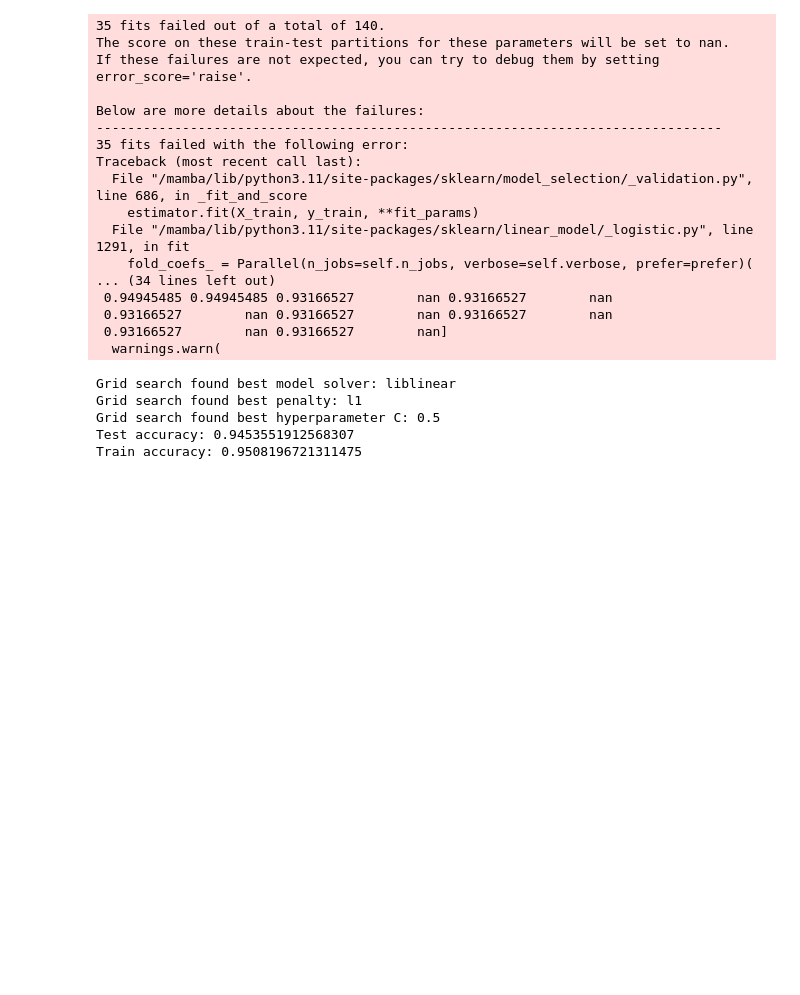
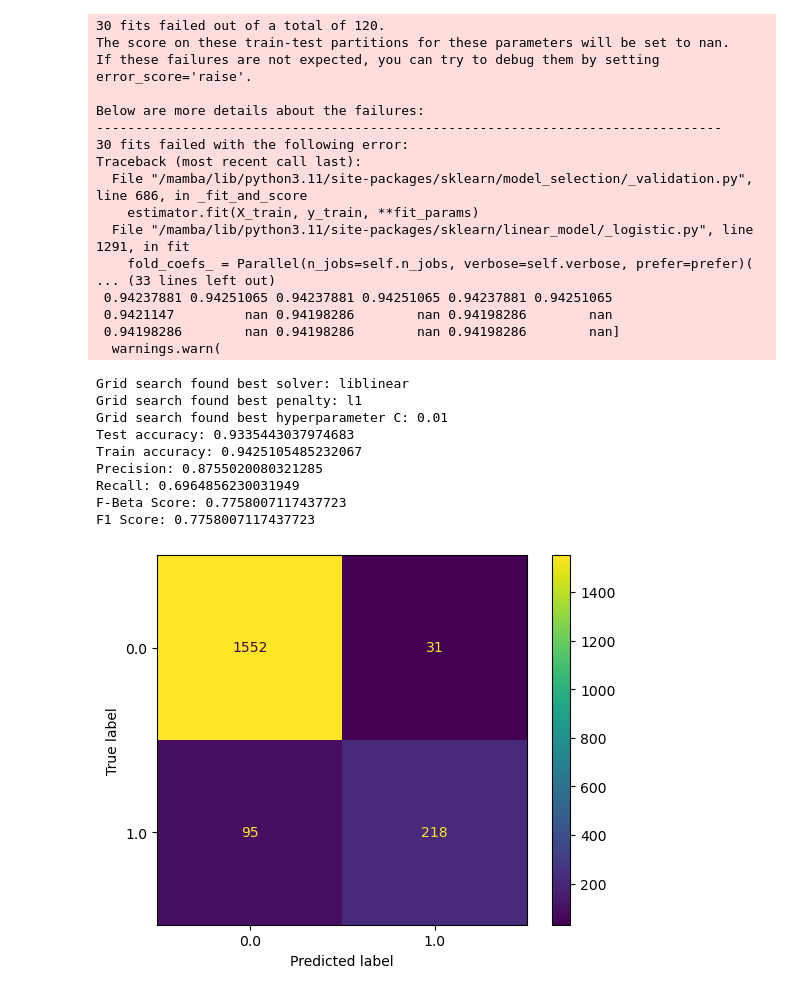
Before and after one commit to Noobify2012/CS6140-final-project, a Jupyter notebook: src/exploration/model_exploration.ipynb, the cells around one changed output. Saved outputs shown, nothing was run; the diff lists cells and outputs as text; code cells hidden in the pictures; blank space fills up the shorter version.

```diff
--- a/src/exploration/model_exploration.ipynb
+++ b/src/exploration/model_exploration.ipynb
@@ -35,52 +56,53 @@ X_train, X_test, y_train, y_test = train_test_split(X, y,
 # %%
+# Logistic Regression model creation
 log_reg = LogisticRegression()
 
-#TODO gridCV
-# param_grid = [
-#   {'solver':[''],'C':[.01, .5, 1, 5, 10, 100, 1000], 'penalty':['l1','l2','elasticnet']},
-# ]
 param_grid = [
-  {'solver':['liblinear'],'C':[.01, .5, .1, 1, 5, 10, 100], 'penalty':['l1','l2']},
-  {'solver':['saga'],'C':[.01, .5, .1, 1, 5, 10, 100], 'penalty':['l2','elasticnet']} # l1 gives erros here
+  {'solver':['liblinear'],'C':[.01, .5, .1, 1, 5, 10], 'penalty':['l1','l2']},
+  {'solver':['saga'],'C':[.01, .5, .1, 1, 5, 10], 'penalty':['l2','elasticnet']} # l1 gives erros here
 ]
 
-search = GridSearchCV(log_reg, param_grid, cv=5) # TODO how to choose cv
+search = GridSearchCV(log_reg, param_grid, cv=5, verbose=0)
+# TODO how to choose cv
+# TODO choose verbosity
+# TODO use scoring param?
 
 logreg_model = search.fit(X_train, y_train)
-
-# change this:
-print('Grid search found best model solver:', logreg_model.best_estimator_.get_params()['solver'])
-print('Grid search found best penalty:', logreg_model.best_estimator_.get_params()['penalty'])
-print('Grid search found best hyperparameter C:', logreg_model.best_estimator_.get_params()['C'])
-
-# TODO confirm this is actually printing for best model
-# TODO can we get
-test_accuracy = logreg_model.score(X_test, y_test)
-train_accuracy = logreg_model.score(X_train, y_train)
-
-print("Test accuracy:" + " " + str(test_accuracy))
-print("Train accuracy:" + " " + str(train_accuracy))
 # %% [output]
-35 fits failed out of a total of 140.
+30 fits failed out of a total of 120.
 The score on these train-test partitions for these parameters will be set to nan.
 If these failures are not expected, you can try to debug them by setting error_score='raise'.
 
 Below are more details about the failures:
 --------------------------------------------------------------------------------
-35 fits failed with the following error:
+30 fits failed with the following error:
 Traceback (most recent call last):
   File "/mamba/lib/python3.11/site-packages/sklearn/model_selection/_validation.py", line 686, in _fit_and_score
     estimator.fit(X_train, y_train, **fit_params)
   File "/mamba/lib/python3.11/site-packages/sklearn/linear_model/_logistic.py", line 1291, in fit
     fold_coefs_ = Parallel(n_jobs=self.n_jobs, verbose=self.verbose, prefer=prefer)(
-... (34 lines left out)
- 0.94945485 0.94945485 0.93166527        nan 0.93166527        nan
- 0.93166527        nan 0.93166527        nan 0.93166527        nan
- 0.93166527        nan 0.93166527        nan]
+... (33 lines left out)
+ 0.94237881 0.94251065 0.94237881 0.94251065 0.94237881 0.94251065
+ 0.9421147         nan 0.94198286        nan 0.94198286        nan
+ 0.94198286        nan 0.94198286        nan 0.94198286        nan]
   warnings.warn(
-Grid search found best model solver: liblinear
-Grid search found best penalty: l1
-Grid search found best hyperparameter C: 0.5
-Test accuracy: 0.9453551912568307
-Train accuracy: 0.9508196721311475
+# %%
+# Logistic Regression Evaluation
+print('Grid search found best solver:', logreg_model.best_estimator_.get_params()['solver'])
+print('Grid search found best penalty:', logreg_model.best_estimator_.get_params()['penalty'])
+print('Grid search found best hyperparameter C:', logreg_model.best_estimator_.get_params()['C'])
+
+# TODO confirm this is actually printing for best model from gridsearch
+analyze_model(logreg_model, X_test, X_train, y_test, y_train)
+# %% [output]
+Grid search found best solver: liblinear
+Grid search found best penalty: l1
+Grid search found best hyperparameter C: 0.01
+Test accuracy: 0.9335443037974683
+Train accuracy: 0.9425105485232067
+Precision: 0.8755020080321285
+Recall: 0.6964856230031949
+F-Beta Score: 0.7758007117437723
+F1 Score: 0.7758007117437723
+[figure, added]
 # %%
```
Also changed, not shown: parts of 5 cells of this notebook.
